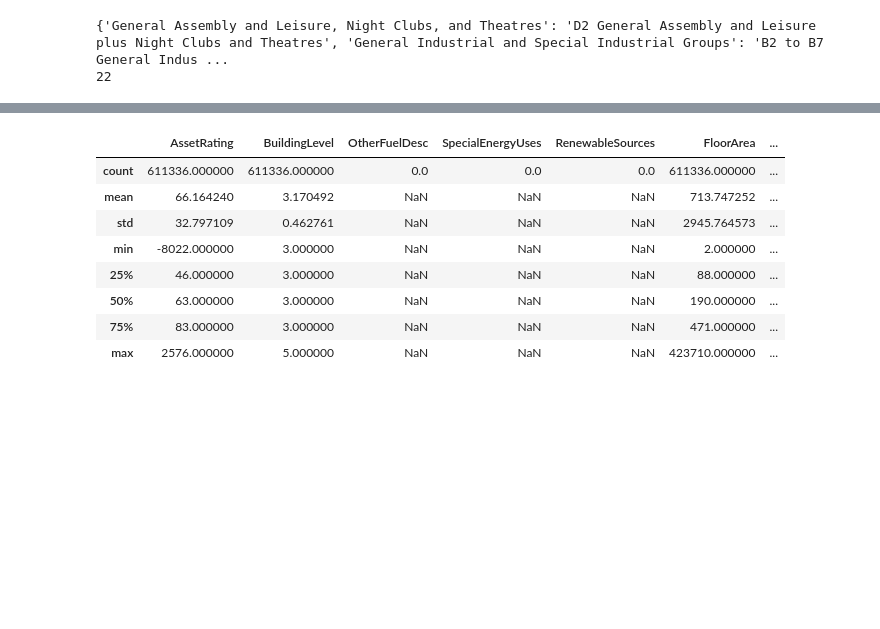
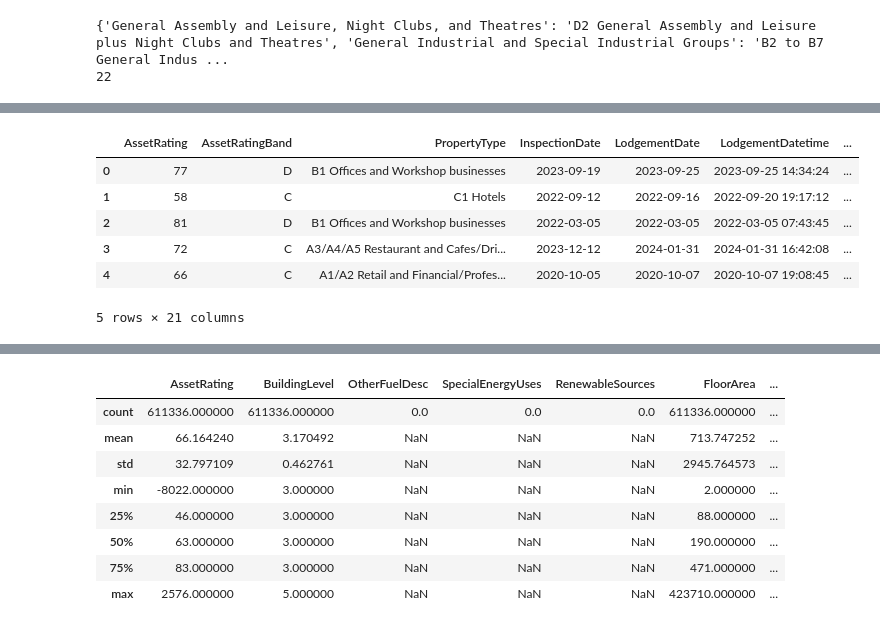
Before and after one commit to iaspidem/epc-learn, a Jupyter notebook: preprocess.ipynb, the cells around one changed output, grey strips where cells are left out. Cells and saved outputs as stored; diff of their text form; code cells hidden in the pictures; blank space fills up the shorter version.

Commit message:
apply mapping dict to PropertyType column

```diff
--- a/preprocess.ipynb
+++ b/preprocess.ipynb
@@ -149,0 +170,11 @@ print(len(category_dict))
+# %%
+df_nd['PropertyType'] = df_nd['PropertyType'].map(category_dict).fillna(df_nd['PropertyType'])
+df_nd.head()
+# %% [output]
+|  | AssetRating | AssetRatingBand | PropertyType | InspectionDate | LodgementDate | LodgementDatetime | ... |
+| 0 | 77 | D | B1 Offices and Workshop businesses | 2023-09-19 | 2023-09-25 | 2023-09-25 14:34:24 | ... |
+| 1 | 58 | C | C1 Hotels | 2022-09-12 | 2022-09-16 | 2022-09-20 19:17:12 | ... |
+| 2 | 81 | D | B1 Offices and Workshop businesses | 2022-03-05 | 2022-03-05 | 2022-03-05 07:43:45 | ... |
+| 3 | 72 | C | A3/A4/A5 Restaurant and Cafes/Dri... | 2023-12-12 | 2024-01-31 | 2024-01-31 16:42:08 | ... |
+| 4 | 66 | C | A1/A2 Retail and Financial/Profes... | 2020-10-05 | 2020-10-07 | 2020-10-07 19:08:45 | ... |
+5 rows × 21 columns
```
Also changed, not shown: parts of 2 cells of this notebook.
